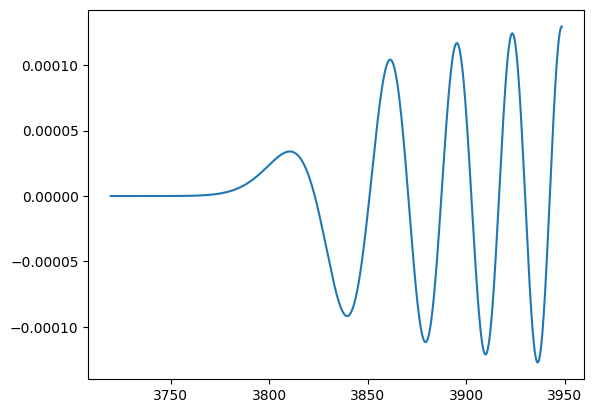
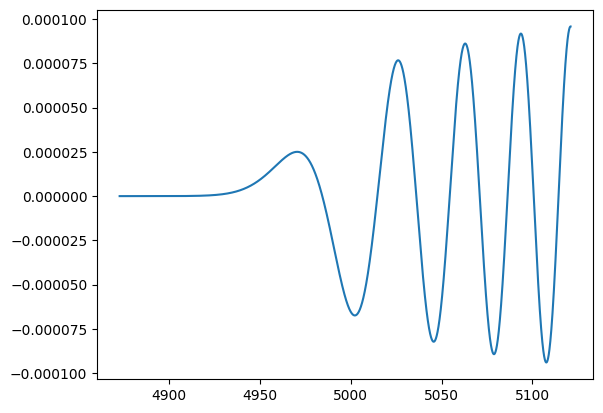
Code edit (unified diff) that turned the first committed figure into the second:
--- before
+++ after
@@ -1,2 +1,2 @@
-plt.plot(x_res[:, 130], phi1_res[:, 130])
+plt.plot(x_res[:, 159], phi1_res[:, 159])
 plt.show()

Commit: Extended bessel functions to l=5000